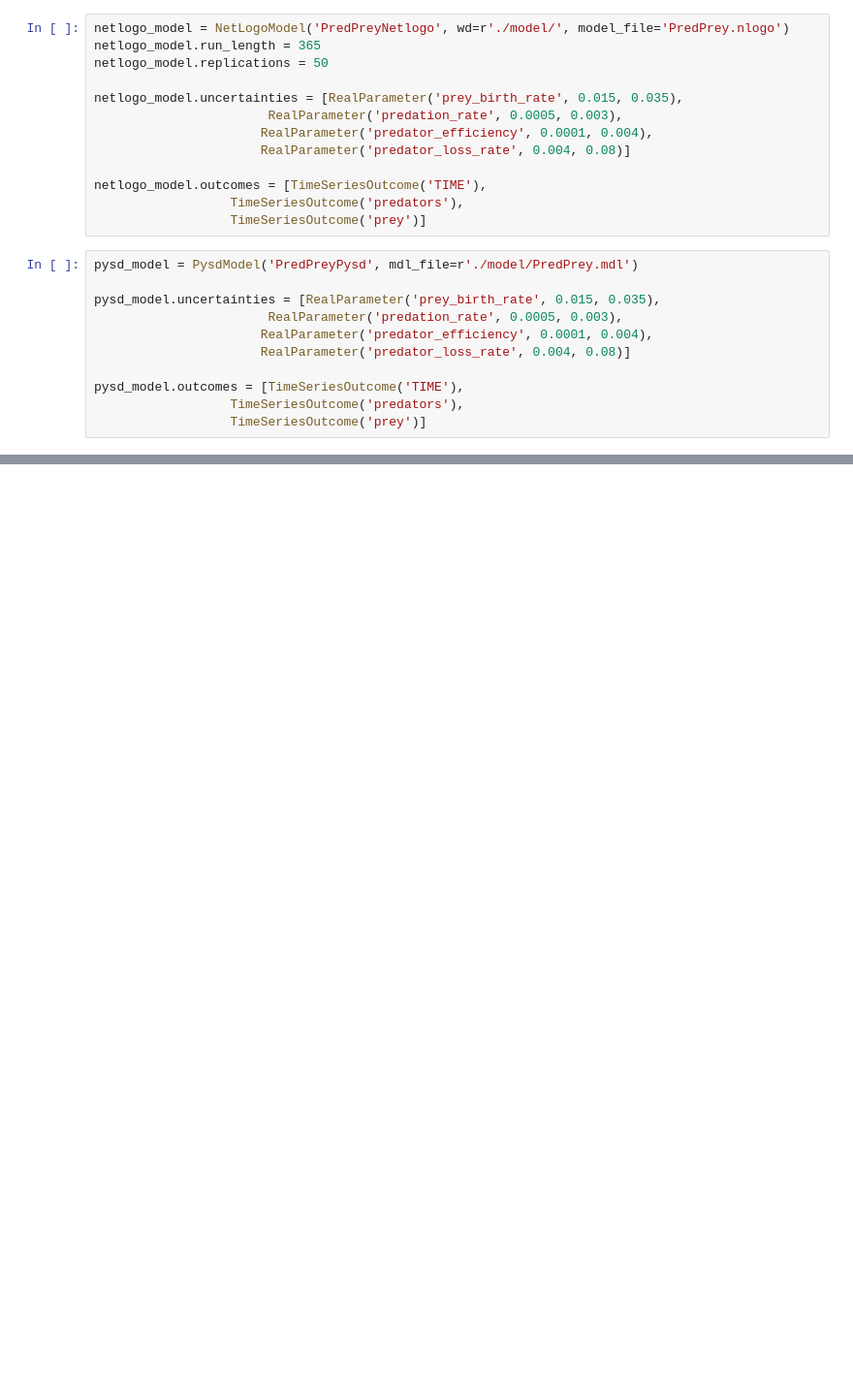
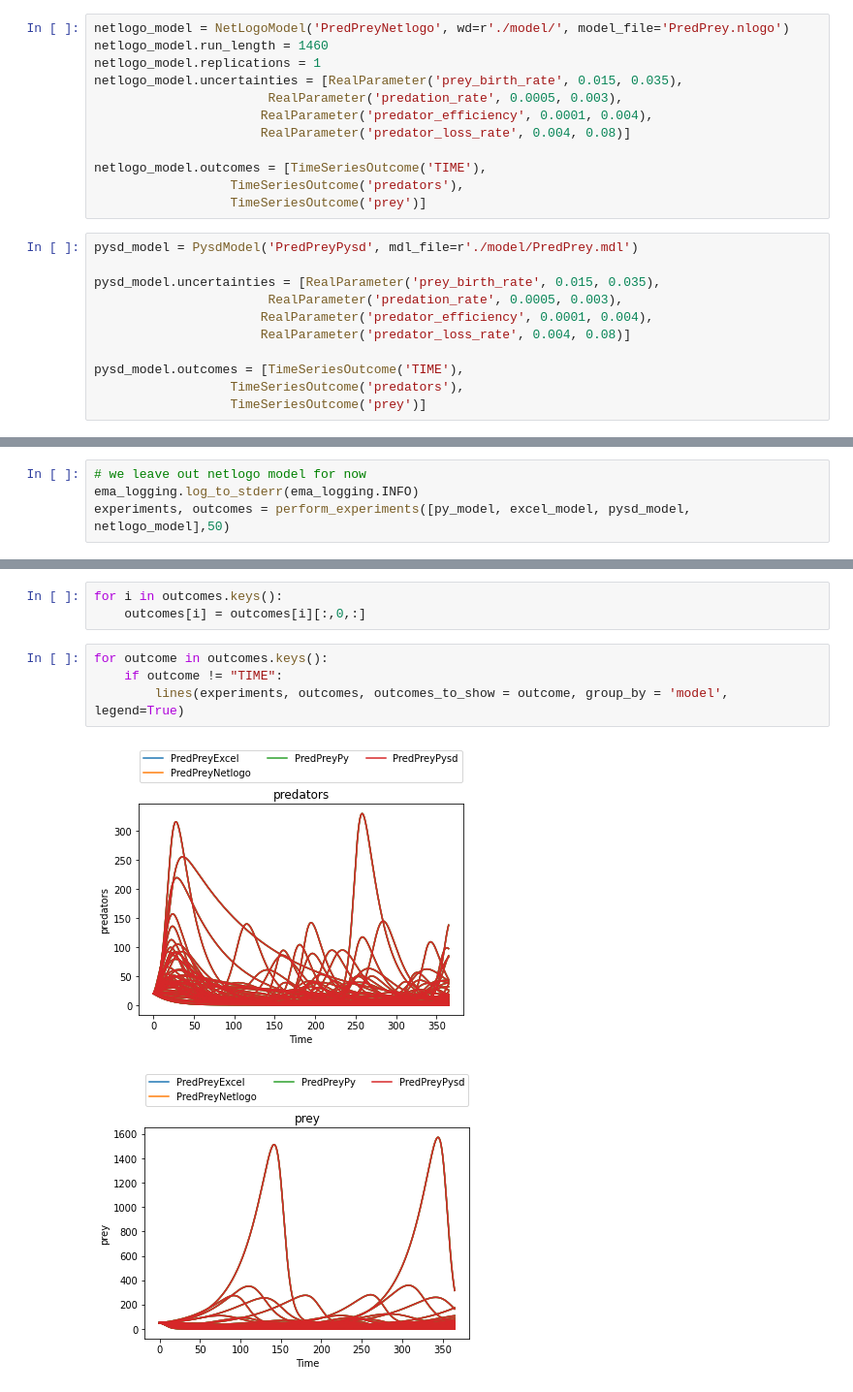
Before and after one commit to floristevito/EPA1361, a Jupyter notebook: lab_sessions/Week 1-2 - general intro to exploratory modelling/assignment 3 - multimodel_assignment.ipynb, the cells around one changed output, grey strips where cells are left out. Shown at 97% size. Drawn from its saved outputs; the diff is of its cells as text; blank space fills up the shorter version.

```diff
--- a/lab_sessions/Week 1-2 - general intro to exploratory modelling/assignment 3 - multimodel_assignment.ipynb
+++ b/lab_sessions/Week 1-2 - general intro to exploratory modelling/assignment 3 - multimodel_assignment.ipynb
@@ -103,9 +93,8 @@ excel_model.outcomes = [TimeSeriesOutcome('TIME'),
                   TimeSeriesOutcome('prey')]
 # %%
 netlogo_model = NetLogoModel('PredPreyNetlogo', wd=r'./model/', model_file='PredPrey.nlogo')
-netlogo_model.run_length = 365
-netlogo_model.replications = 50
-
+netlogo_model.run_length = 1460
+netlogo_model.replications = 1
 netlogo_model.uncertainties = [RealParameter('prey_birth_rate', 0.015, 0.035),
                        RealParameter('predation_rate', 0.0005, 0.003),
                       RealParameter('predator_efficiency', 0.0001, 0.004),
@@ -133,0 +117,4 @@ help(ExcelModel)
+# %%
+# we leave out netlogo model for now
+ema_logging.log_to_stderr(ema_logging.INFO)
+experiments, outcomes = perform_experiments([py_model, excel_model, pysd_model, netlogo_model],50)
@@ -133,0 +135,10 @@ help(ExcelModel)
+# %%
+for i in outcomes.keys():
+    outcomes[i] = outcomes[i][:,0,:]
+# %%
+for outcome in outcomes.keys():
+    if outcome != "TIME":
+        lines(experiments, outcomes, outcomes_to_show = outcome, group_by = 'model', legend=True)
+# %% [output]
+[figure, added]
+[figure, added]
```
Also changed, not shown: parts of 7 cells of this notebook, 1 other file.
